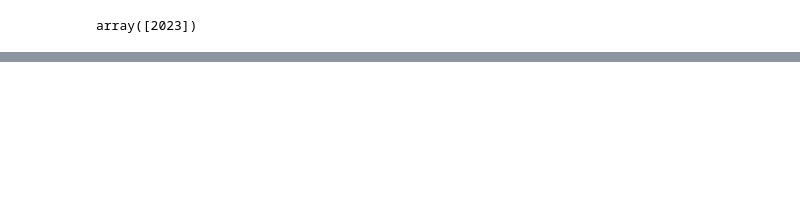
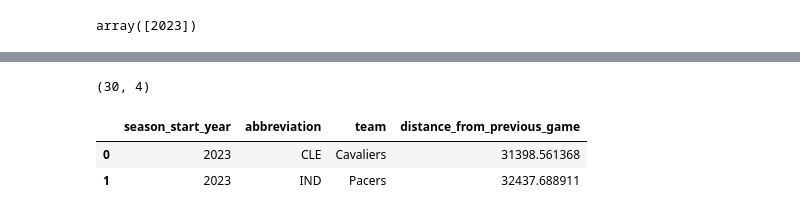
Before and after one commit to matt-oehler-dev/nba_fatigue, a Jupyter notebook: src/7_EDA.ipynb, the cells around one changed output, grey strips where cells are left out. Drawn from its saved outputs; the diff is of its cells as text; code cells hidden in the pictures; blank space fills up the shorter version.

```diff
--- a/src/7_EDA.ipynb
+++ b/src/7_EDA.ipynb
@@ -150,0 +102,28 @@ df[keeps + ['week_number', 'week_of_season']].head(10)
+# %%
+# total travel for each team (simple)
+piv = df.pivot_table(
+    index=["season_start_year","abbreviation", "team"],
+    values="distance_from_previous_game",
+    aggfunc="sum"
+
+).sort_values(by="distance_from_previous_game").reset_index()
+piv['team'] = piv['team'].str.split(" ").str[-1]
+print(piv.shape)
+# piv
+# ax = piv.plot(
+#     kind="bar",
+#     x="abbreviation",
+#     legend=False,
+#     title="Total Distance traveled by each team for the 2023 Season",
+#     ylabel="Miles",
+#     xlabel="Team",
+#     # grid='y',
+#     figsize=(8,4)
+# )
+# ax.grid(axis="y")
+piv.head(2)
+# %% [output]
+(30, 4)
+|  | season_start_year | abbreviation | team | distance_from_previous_game |
+| 0 | 2023 | CLE | Cavaliers | 31398.561368 |
+| 1 | 2023 | IND | Pacers | 32437.688911 |
```
Also changed, not shown: parts of 23 cells of this notebook, 9 other files.
